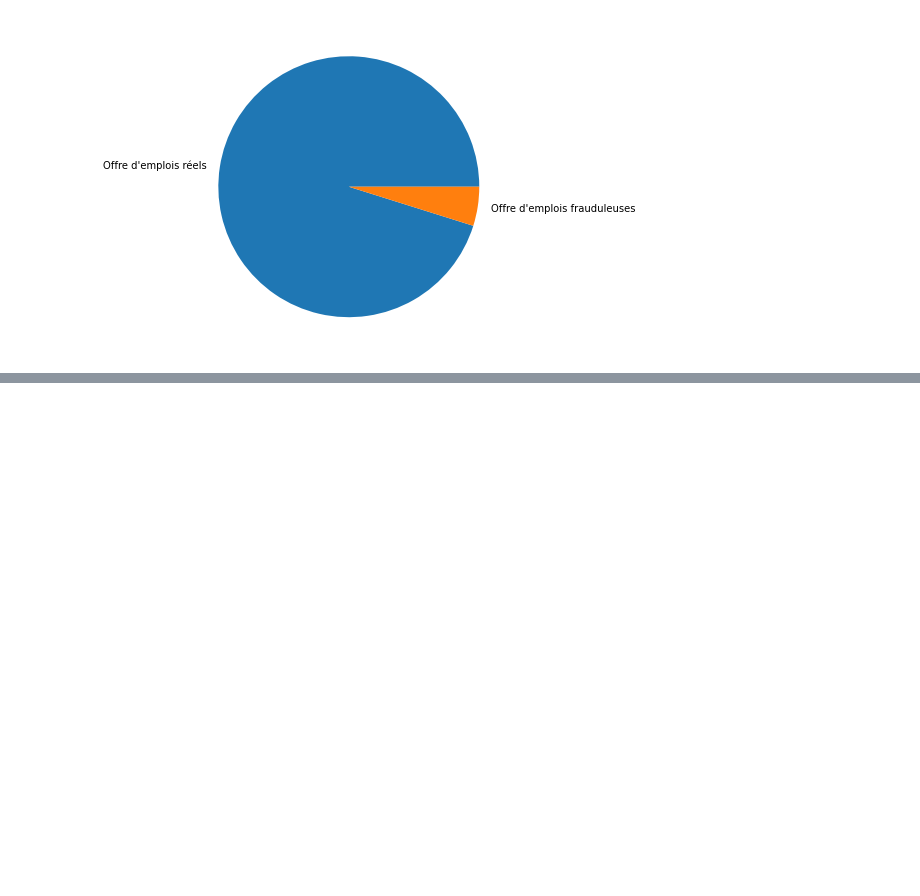
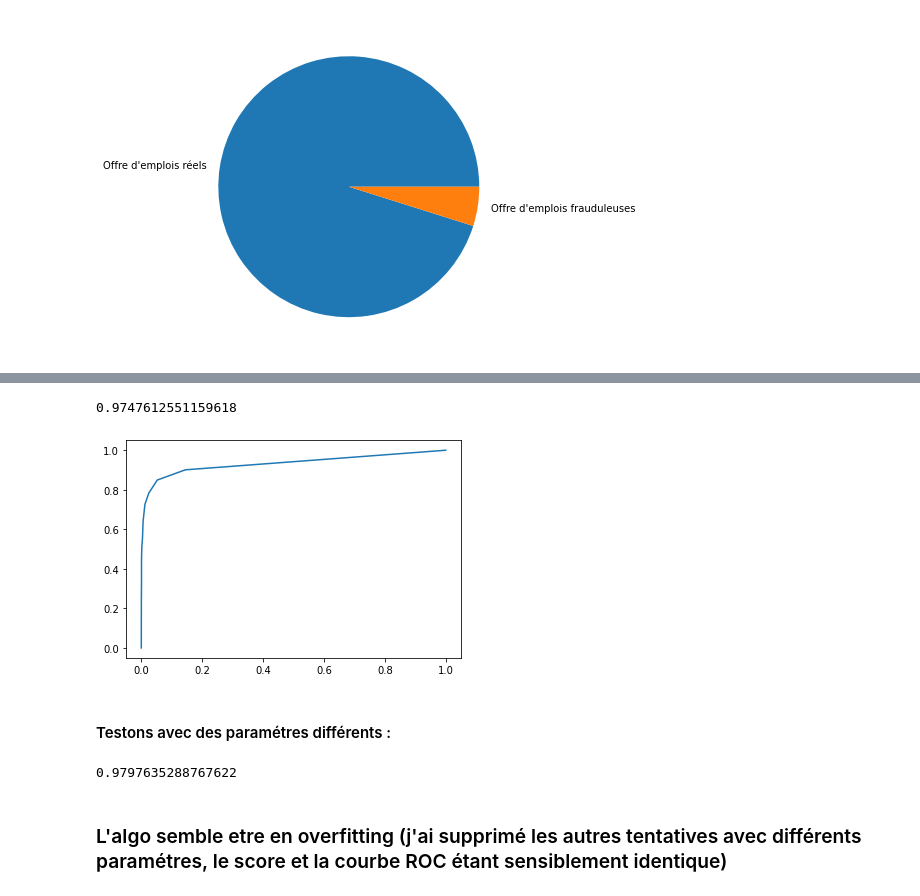
Before and after one commit to Guillaume-Lazaro/Projet_machine_learning, a Jupyter notebook: fake_jobs.ipynb, the cells around one changed output, grey strips where cells are left out. Drawn from its saved outputs; the diff is of its cells as text; code cells hidden in the pictures; blank space fills up the shorter version.

```diff
--- a/fake_jobs.ipynb
+++ b/fake_jobs.ipynb
@@ -128,0 +209,3 @@ Name: department, Length: 17880, dtype: int64>
+# %%
+LgR = LogisticRegression()
+LgR.fit(X_train, y_train)
@@ -128,0 +216,28 @@ Name: department, Length: 17880, dtype: int64>
+# %%
+cls_forest = RandomForestClassifier(n_estimators = 10)
+cls_forest.fit(X_train, y_train)
+
+y_pred_rfc = cls_forest.predict(X_test)
+accuracy_score(y_pred_rfc, y_test)
+# %% [output]
+0.9747612551159618
+# %%
+y_pred_rfc_proba = cls_forest.predict_proba(X_test)[::,1]
+fpr, tpr, _ = metrics.roc_curve(y_test,  y_pred_rfc_proba)
+auc = metrics.roc_auc_score(y_test, y_pred_rfc_proba)
+
+plt.plot(fpr,tpr)
+plt.show()
+# %% [output]
+[figure, added]
+# %% [markdown]
+#### Testons avec des paramétres différents :
+# %%
+cls_forest = RandomForestClassifier(n_estimators = 50)
+cls_forest.fit(X_train, y_train)
+y_pred_rfc = cls_forest.predict(X_test)
+accuracy_score(y_pred_rfc, y_test)
+# %% [output]
+0.9797635288767622
+# %% [markdown]
+### L'algo semble etre en overfitting (j'ai supprimé les autres tentatives avec différents paramétres, le score et la courbe ROC étant sensiblement identique)
```
Also changed, not shown: parts of 41 cells of this notebook.
